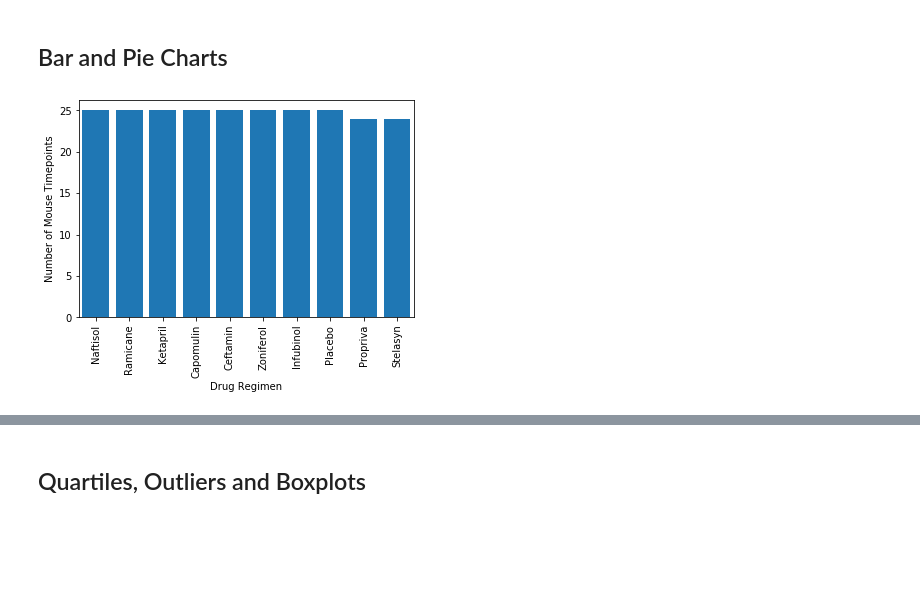
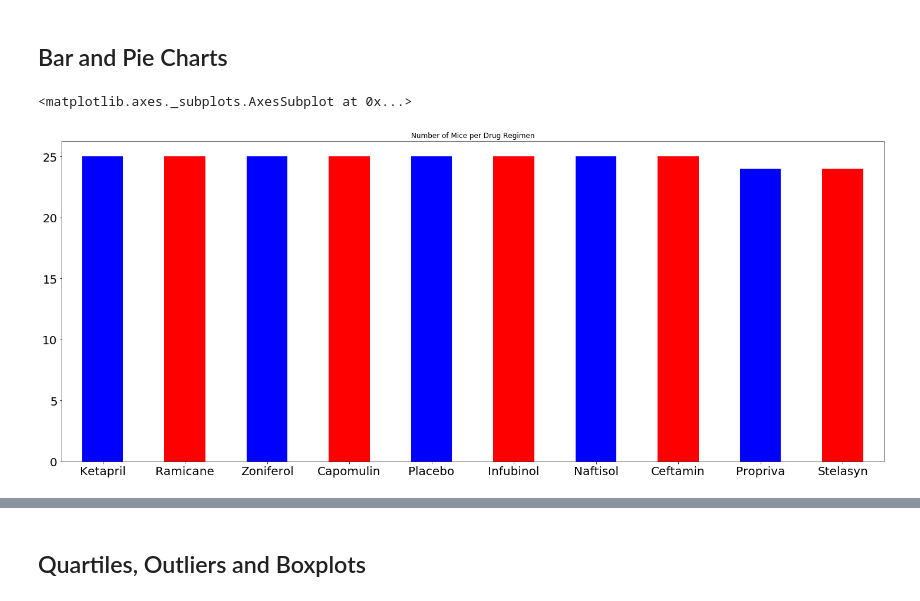
Before and after one commit to DiamondN97/matplotlib, a Jupyter notebook: pymaceuticals_workshop.ipynb, the cells around one changed output, grey strips where cells are left out. Saved outputs shown, nothing was run; the diff lists cells and outputs as text; code cells hidden in the pictures; blank space fills up the shorter version.

Commit message:
did observations, just need to finalize formatting for graphs

```diff
--- a/pymaceuticals_workshop.ipynb
+++ b/pymaceuticals_workshop.ipynb
@@ -45,7 +52,7 @@ len(complete_study['Mouse ID'].unique())
 249
 # %%
 # Getting the duplicate mice by ID number that shows up for Mouse ID and Timepoint.
-dups = complete_study.loc[data.duplicated(subset=['Mouse ID', 'Timepoint']), 'Mouse ID'].unique()
+dups = complete_study.loc[complete_study.duplicated(subset=['Mouse ID', 'Timepoint']), 'Mouse ID'].unique()
 print(dups)
 # %% [output]
 ['g989']
@@ -140,14 +166,9 @@ AttributeError: 'SeriesGroupBy' object has no attribute 'variance'
 ## Bar and Pie Charts
 # %%
 # Generate a bar plot showing the total number of mice for each treatment throughout the course of the study using pandas.
-# counts=clean_study['Drug Regimen'].value_counts()
+#plot graph, change figsize, add title, change fontsizes
 counts=clean_study.loc[:, ['Mouse ID','Drug Regimen']].drop_duplicates()['Drug Regimen'].value_counts()
-counts.plot(kind='bar')
-
-plt.bar(counts.index, counts.values)
-plt.xlabel('Drug Regimen')
-plt.ylabel('Number of Mouse Timepoints')
-plt.xticks
-plt.show()
+counts.plot(kind='bar', figsize = (25,10), title = "Number of Mice per Drug Regimen", rot = 0, fontsize=20, color = ['b','r'])
 # %% [output]
+<matplotlib.axes._subplots.AxesSubplot at 0x...>
-[figure, old version]
+[figure, new version]
```
Also changed, not shown: parts of 17 cells of this notebook.
